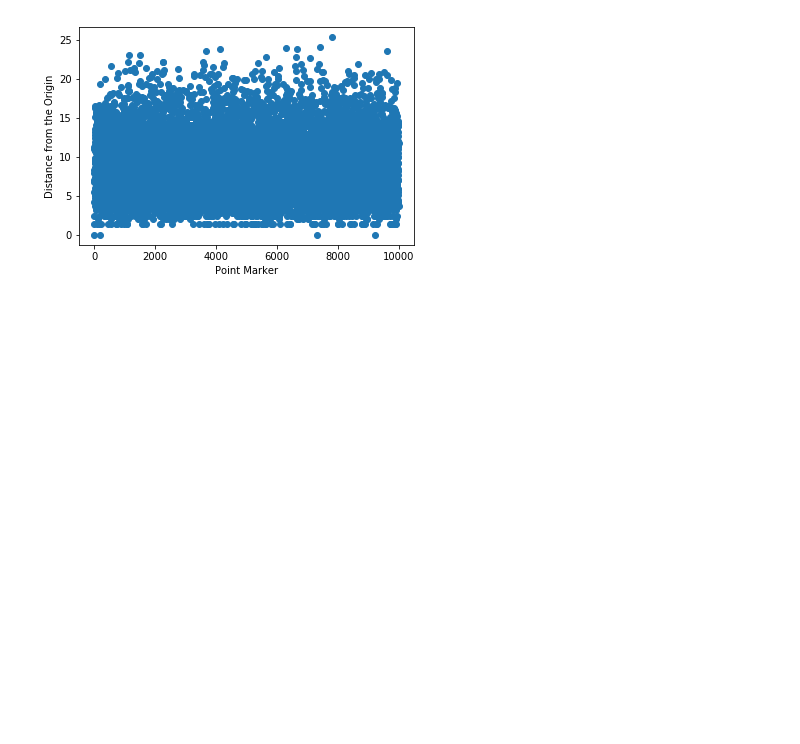
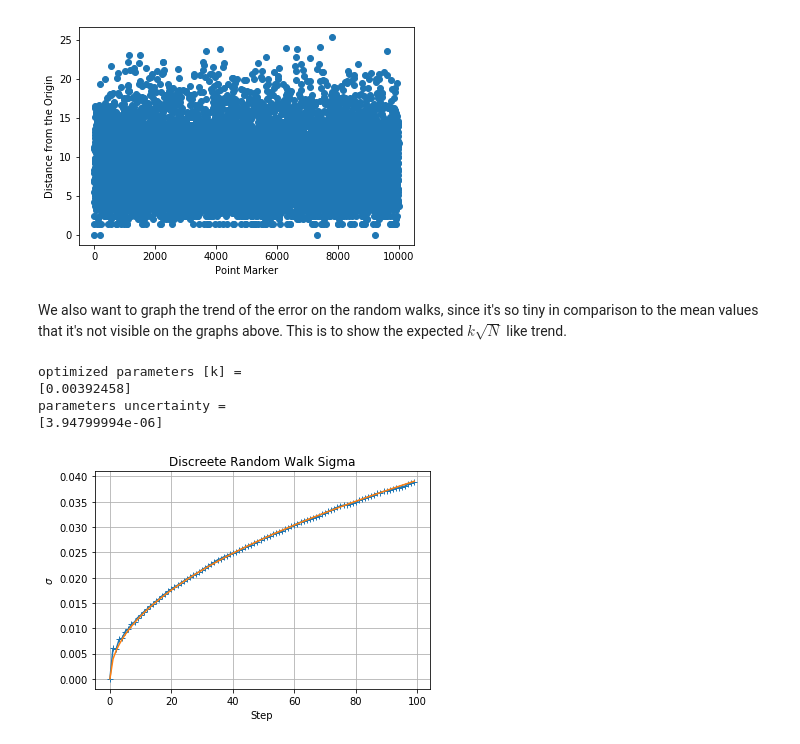
Before and after one commit to daniele-gilio/LSN, a Jupyter notebook: WIP/ex_lecture_2/Second Laboratory Session.ipynb, the cells around one changed output. Cells and saved outputs as stored; diff of their text form; code cells hidden in the pictures; blank space fills up the shorter version.

Commit message:
Added sigma data on es22

```diff
--- a/WIP/ex_lecture_2/Second Laboratory Session.ipynb
+++ b/WIP/ex_lecture_2/Second Laboratory Session.ipynb
@@ -110,3 +110,34 @@ plt.ylabel('Distance from the Origin')
 plt.show()
 # %% [output]
 [figure]
+# %% [markdown]
+We also want to graph the trend of the error on the random walks, since it's so tiny in comparison to the mean values that it's not visible on the graphs above. This is to show the expected $k\sqrt{N}$ like trend.
+# %%
+import matplotlib
+import matplotlib.pyplot as plt
+import numpy as np
+from scipy.optimize import curve_fit
+
+def f(x,k):  # defining the fitting function
+    return k * np.sqrt(x)
+
+step, r = np.loadtxt("sigma.dat", usecols=(0,1), delimiter=";", unpack='true')
+plt.plot(step,r, marker = "+")
+p_opt, p_cov = curve_fit(f, step, r)
+y_fit = f(step,p_opt[0])
+print("optimized parameters [k] =")
+print(p_opt)
+print("parameters uncertainty =")
+print(np.sqrt(np.diagonal(p_cov)))
+plt.plot(step,y_fit) # plotting fitted function
+plt.title("Discreete Random Walk Sigma")
+plt.xlabel('Step')
+plt.ylabel('$\sigma$')
+plt.grid(1)
+plt.show()
+# %% [output]
+optimized parameters [k] =
+[0.00392458]
+parameters uncertainty =
+[3.94799994e-06]
+[figure, added]
```
Also changed, not shown: parts of 5 cells of this notebook, 7 other files.
